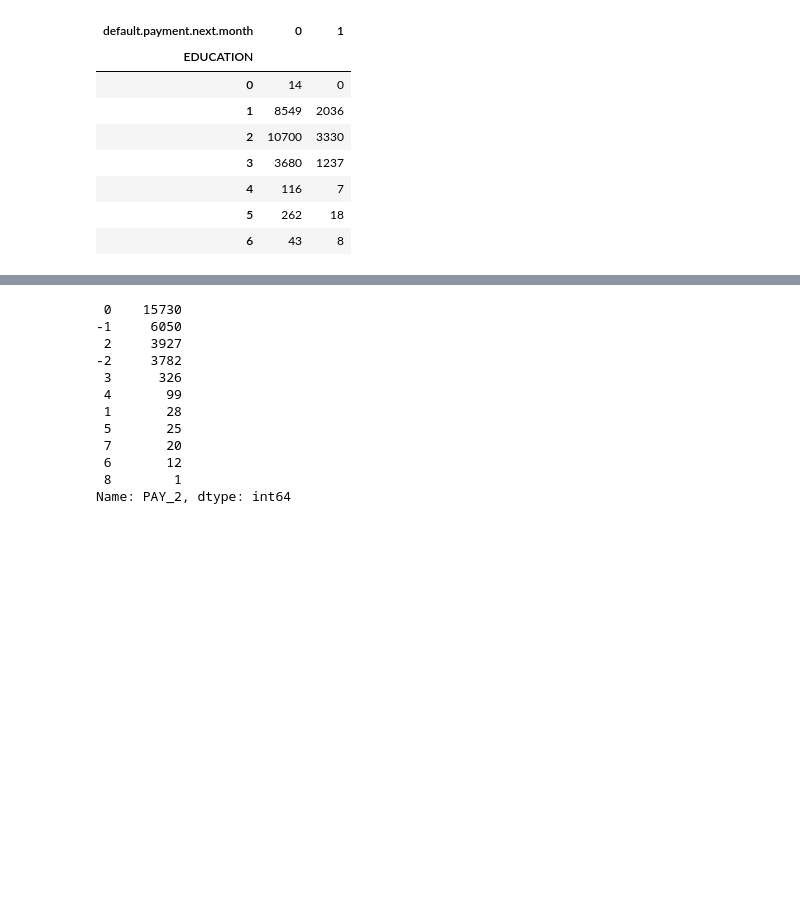
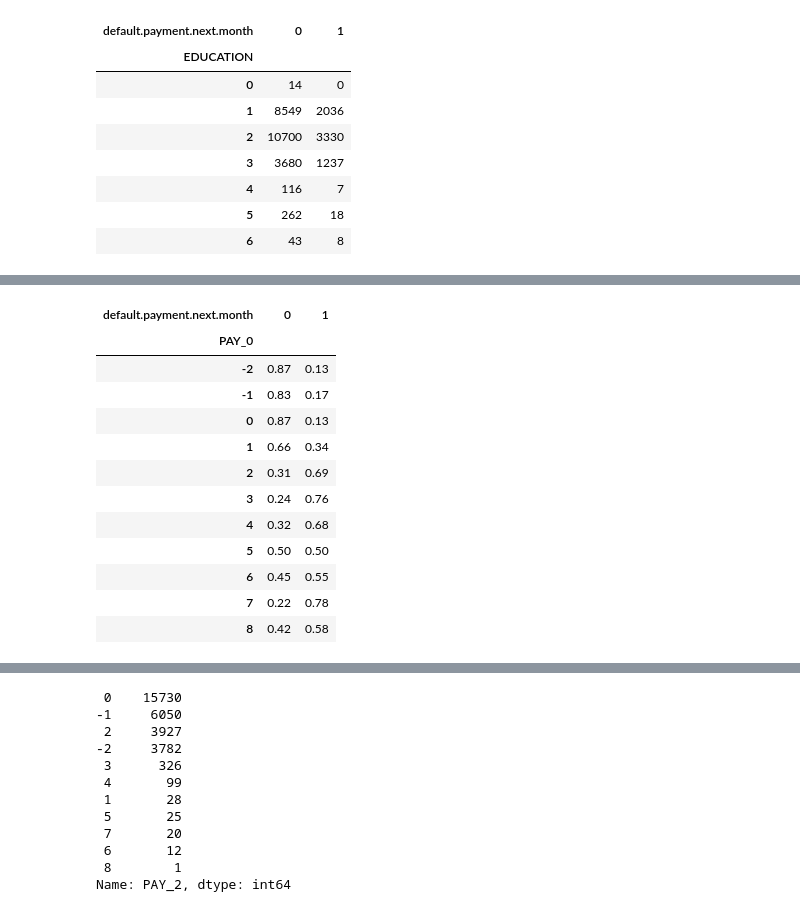
Before and after one commit to tariqzia5/Python_P, a Jupyter notebook: PROJECT_1_MACHINE_LEARNING.ipynb, the cells around one changed output, grey strips where cells are left out. Saved outputs shown, nothing was run; the diff lists cells and outputs as text; code cells hidden in the pictures; blank space fills up the shorter version.

```diff
--- a/PROJECT_1_MACHINE_LEARNING.ipynb
+++ b/PROJECT_1_MACHINE_LEARNING.ipynb
@@ -1529,0 +1622,17 @@ sns.countplot(y="AGE" , data=uci_credit_card)
+# %%
+cross_tab_PAY_0_per=cross_tab_PAY_0.apply(lambda x:x/x.sum(),axis=1)
+round(cross_tab_PAY_0_per,2)
+# %% [output]
+| default.payment.next.month | 0 | 1 |
+| PAY_0 |  |  |
+| -2 | 0.87 | 0.13 |
+| -1 | 0.83 | 0.17 |
+| 0 | 0.87 | 0.13 |
+| 1 | 0.66 | 0.34 |
+| 2 | 0.31 | 0.69 |
+| 3 | 0.24 | 0.76 |
+| 4 | 0.32 | 0.68 |
+| 5 | 0.50 | 0.50 |
+| 6 | 0.45 | 0.55 |
+| 7 | 0.22 | 0.78 |
+| 8 | 0.42 | 0.58 |
```
Also changed, not shown: parts of 61 cells of this notebook.
